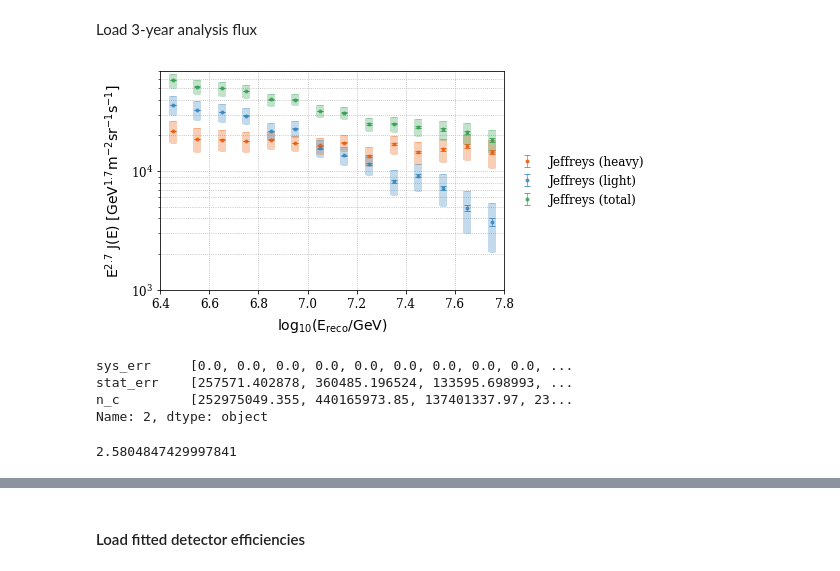
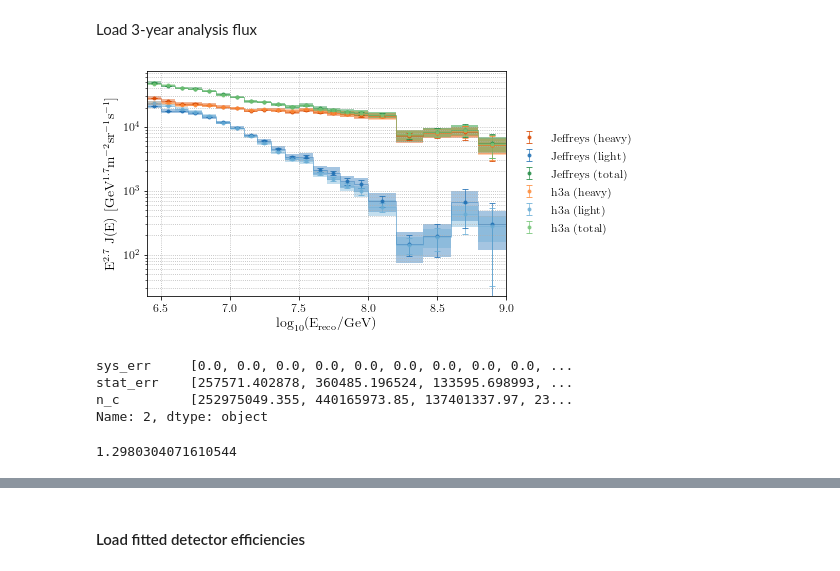
Before and after one commit to jrbourbeau/cr-composition, a Jupyter notebook: notebooks/spectrum-analysis.ipynb, the cells around one changed output, grey strips where cells are left out. Drawn from its saved outputs; the diff is of its cells as text; code cells hidden in the pictures.

```diff
--- a/notebooks/spectrum-analysis.ipynb
+++ b/notebooks/spectrum-analysis.ipynb
@@ -79,5 +83,5 @@ energybins = comp.analysis.get_energybins()
 2. Extract desired features from dataframe
 3. Get separate testing and training datasets
 # %%
-df_sim_train, df_sim_test = comp.load_sim(config=config)
+df_sim_train, df_sim_test = comp.load_sim(config=config, log_energy_min=log_energy_min, log_energy_max=log_energy_max)
 feature_list, feature_labels = comp.analysis.get_training_features()
@@ -317,8 +303,9 @@ ks_pval_str = 'ks-0p01'
 # df_unfolded_stat_err = pd.read_hdf('unfolding/PyUnfold/unfolded_output_{}.hdf'.format(model_name), 'stat_err', mode='r')
 # df_unfolded_sys_err = pd.read_hdf('unfolding/PyUnfold/unfolded_output_{}.hdf'.format(model_name), 'sys_err', mode='r')
 # %%
-df_file = os.path.join(comp.paths.project_root,
-                       'unfolding/unfolded_output/pyunfold_output_{}.hdf'.format(ks_pval_str))
+df_file = os.path.join(comp.paths.project_root, 'unfolding', config,
+                       'pyunfold_output.hdf')
+#                        'pyunfold_output_{}.hdf'.format(ks_pval_str))
 df_unfolding = pd.read_hdf(df_file, model_name, mode='r')
 # %%
 df_unfolding
@@ -365,14 +350,14 @@ for idx_iter, df_iter in df_unfolding.iterrows():
                                                      energybins=energybins.energy_bins,
 #                                                      eff_area=thrown_area*geom_factor,
 #                                                      eff_area=thrown_area*1,
-                                                     eff_area=np.full_like(thrown_area, np.pi*2600**2),
+                                                     eff_area=thrown_area,
                                                      livetime=livetime, livetime_err=livetime_err,
                                                      solid_angle=solid_angle)
         flux, flux_err_stat = comp.analysis.get_flux(counts[composition], counts_stat_err[composition],
                                                      energybins=energybins.energy_bins,
 #                                                      eff_area=thrown_area*geom_factor,
 #                                                      eff_area=thrown_area*1,
-                                                     eff_area=np.full_like(thrown_area, np.pi*2600**2),
+                                                     eff_area=thrown_area,
                                                      livetime=livetime, livetime_err=livetime_err,
                                                      solid_angle=solid_angle)
 
@@ -402,6 +387,6 @@ for idx_iter, df_iter in df_unfolding.iterrows():
                                        model_name, '{}_efficiencies'.format(ks_pval_str),
                                        'flux_{}_iter_{}.png'.format(model_name, idx_iter))
     comp.check_output_dir(iter_unfold_outfile)
-    plt.savefig(iter_unfold_outfile);
+#     plt.savefig(iter_unfold_outfile);
     plt.show()
 # %% [output]
@@ -420,8 +404,8 @@ ks_pval_str = 'ks-0p01'
 # ks_pval_str = 'ks-0p0075'
 # ks_pval_str = 'ks-0p005'
 # ks_pval_str = 'ks-0p001'
-model_names = ['Jeffreys']
-# model_names = ['Jeffreys', 'h3a']
+# model_names = ['Jeffreys']
+model_names = ['Jeffreys', 'h3a']
 # model_names = ['Jeffreys', 'h3a', 'Hoerandel5']
 # %% [markdown]
 Load 3-year analysis flux
@@ -452,8 +436,9 @@ color_dict_model['heavy'] = sns.color_palette('Oranges', len(model_names)+1).as_
 color_dict_model['total'] = sns.color_palette('Greens', len(model_names)+1).as_hex()[::-1]
 for idx_model, model_name in enumerate(model_names):
 
-    df_file = os.path.join(comp.paths.project_root,
-                           'unfolding/unfolded_output/pyunfold_output_{}.hdf'.format(ks_pval_str))
+    df_file = os.path.join(comp.paths.project_root, 'unfolding', config,
+                           'pyunfold_output.hdf')
+#                            'unfolding/unfolded_output/pyunfold_output_{}.hdf'.format(ks_pval_str))
     df_unfolding = pd.read_hdf(df_file, model_name, mode='r')
     df_final_iter = df_unfolding.iloc[-1]
 
@@ -471,24 +456,22 @@ for idx_model, model_name in enumerate(model_names):
         flux, flux_err_sys = comp.analysis.get_flux(counts[composition], counts_sys_err[composition],
                                                      energybins=energybins.energy_bins,
 #                                                      eff_area=thrown_area*1,
-                                                     eff_area=np.full_like(thrown_area, np.pi*2600**2),
+                                                     eff_area=thrown_area,
 #                                                      eff_area=thrown_area*geom_factor,
                                                      livetime=livetime, livetime_err=livetime_err,
                                                      solid_angle=solid_angle)
         flux, flux_err_stat = comp.analysis.get_flux(counts[composition], counts_stat_err[composition],
                                                      energybins=energybins.energy_bins,
 #                                                      eff_area=thrown_area*1,
-                                                     eff_area=np.full_like(thrown_area, np.pi*2600**2),
+                                                     eff_area=thrown_area,
 #                                                      eff_area=thrown_area*geom_factor,
                                                      livetime=livetime, livetime_err=livetime_err,
                                                      solid_angle=solid_angle)
 
-#         plotting.plot_steps(energybins.log_energy_bins, flux, yerr=flux_err_sys,
-#                             ax=ax, alpha=0.4, fillalpha=0.4,
-#                             color=color_dict_model[composition][idx_model])
-        ax.errorbar(energybins.log_energy_midpoints, flux, yerr=flux_err_sys,
-                        alpha=0.3, elinewidth=8, ls='None',
-                        color=color_dict_model[composition][idx_model])
+        plotting.plot_steps(energybins.log_energy_bins, flux, yerr=flux_err_sys,
+                            ax=ax, alpha=0.4, fillalpha=0.4,
+                            color=color_dict_model[composition][idx_model])
+
         ax.errorbar(energybins.log_energy_midpoints, flux, yerr=flux_err_stat,
                     color=color_dict_model[composition][idx_model], ls='None', marker='.',
                     label=model_name + ' ({})'.format(composition), alpha=0.8)
@@ -497,37 +480,40 @@ for idx_model, model_name in enumerate(model_names):
 # # Add 3-year composition analysis flux for comparison
 # for composition in comp_list + ['total']:
 #     ax.errorbar(flux_data_3yr['log_energy_midpoints'], flux_data_3yr['{}_flux'.format(composition)],
 #                 yerr=[flux_data_3yr['{}_err_down'.format(composition)], flux_data_3yr['{}_err_up'.format(composition)]],
 #                 ls='None', marker='^', color=color_dict[composition],
 #                 label='3-year ({})'.format(composition), alpha=0.75)
 
 
 ax.set_yscale("log", nonposy='clip')
 ax.set_xlabel('$\mathrm{\log_{10}(E_{reco}/GeV)}$')
 ax.set_ylabel('$\mathrm{ E^{2.7} \ J(E) \ [GeV^{1.7} m^{-2} sr^{-1} s^{-1}]}$')
 
 stopping_cond_str = 'Stopping condition: KS p-val $< {}$'.format('0.{}'.format(ks_pval_str.split('p')[-1]))
 bbox_props = dict(boxstyle='round', ec='gray', lw=0.8, fc='white', alpha=0.5)
 # ax.text(6.5, 2.3e3, stopping_cond_str, bbox=bbox_props)
 
-ax.set_xlim(6.4, 7.8)
+ax.set_xlim(6.4, 9.0)
+# ax.set_xlim(6.4, 7.8)
 # ax.set_xlim([energybins.log_energy_min, energybins.log_energy_max])
 # ax.set_ylim(10**2)
-ax.set_ylim([1e3, 7e4])
+
+# ax.set_ylim([1e3, 7e4])
+
 ax.grid(linestyle='dotted', which="both")
 # ax.legend()
 ax.legend(loc='center left', bbox_to_anchor=(1, 0.5), frameon=False)
 # leg = plt.legend(loc='upper center', frameon=False,
 #           bbox_to_anchor=(0.5,  # horizontal
 #                           1.15),# vertical
 #           ncol=len(comp_list)+1, fancybox=False)
-iter_unfold_outfile = os.path.join(comp.paths.figures_dir, 'unfolding', 'iter-bayesian',
+iter_unfold_outfile = os.path.join(comp.paths.figures_dir, 'unfolding', 'iter-bayesian', config,
                                    'final_flux_comparison_{}_efficiencies.png'.format(ks_pval_str))
 comp.check_output_dir(iter_unfold_outfile)
 plt.savefig(iter_unfold_outfile)
 plt.show()
 # %% [output]
-[figure, old version]
+[figure, new version]
 # %%
 df_final_iter
 # %% [output]
@@ -543,7 +529,8 @@ Name: 2, dtype: object
 # solid_angle = 2*np.pi*(np.cos(df_sim_train['lap_zenith'].min())-np.cos(df_sim_train['lap_zenith'].max()))
 # %%
 # Solid angle
-solid_angle = np.pi*np.sin(np.deg2rad(65))**2
+solid_angle = np.pi*np.sin(np.deg2rad(40))**2
+# solid_angle = np.pi*np.sin(np.deg2rad(65))**2
 solid_angle
 # %% [output]
-2.5804847429997841
+1.2980304071610544
```
Also changed, not shown: parts of 15 cells of this notebook, 18 other files.
